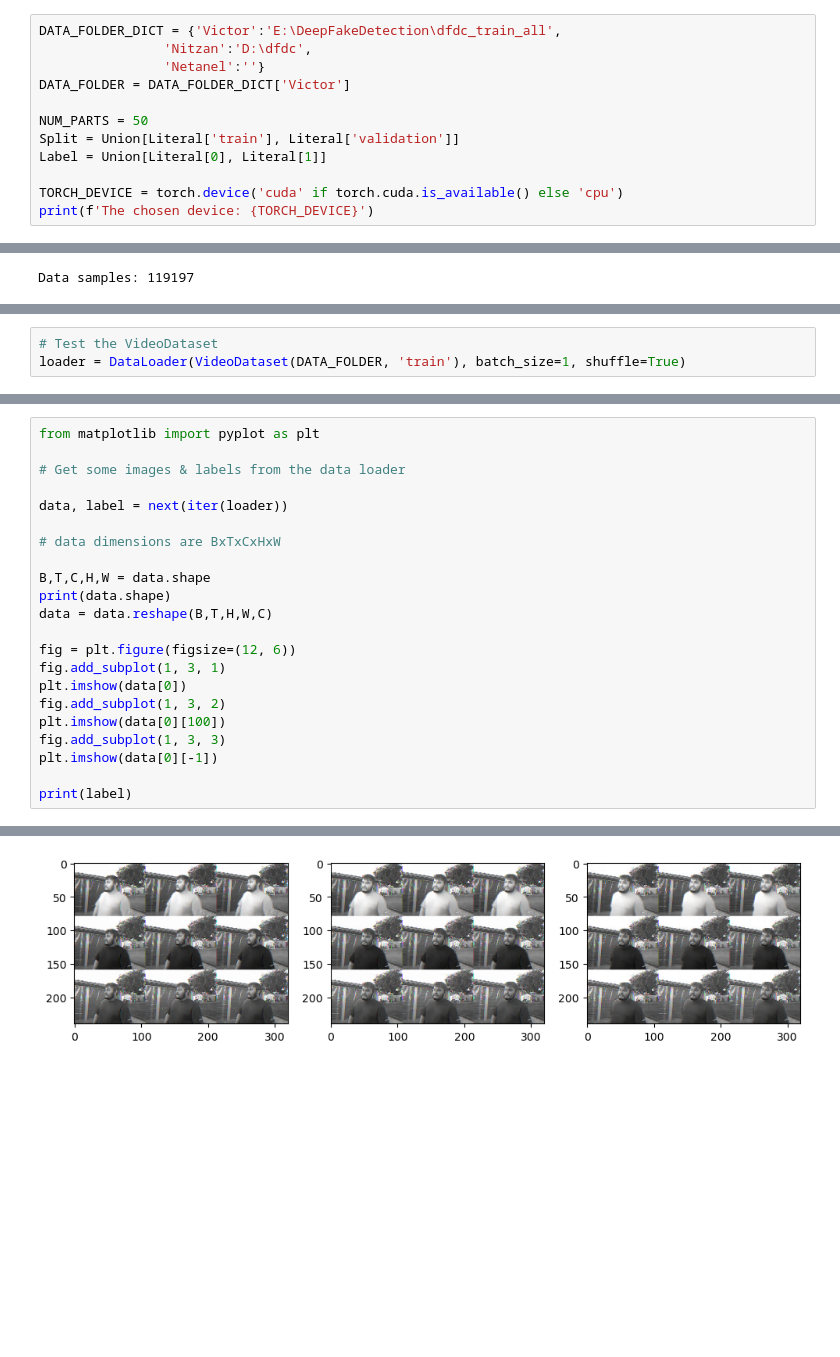
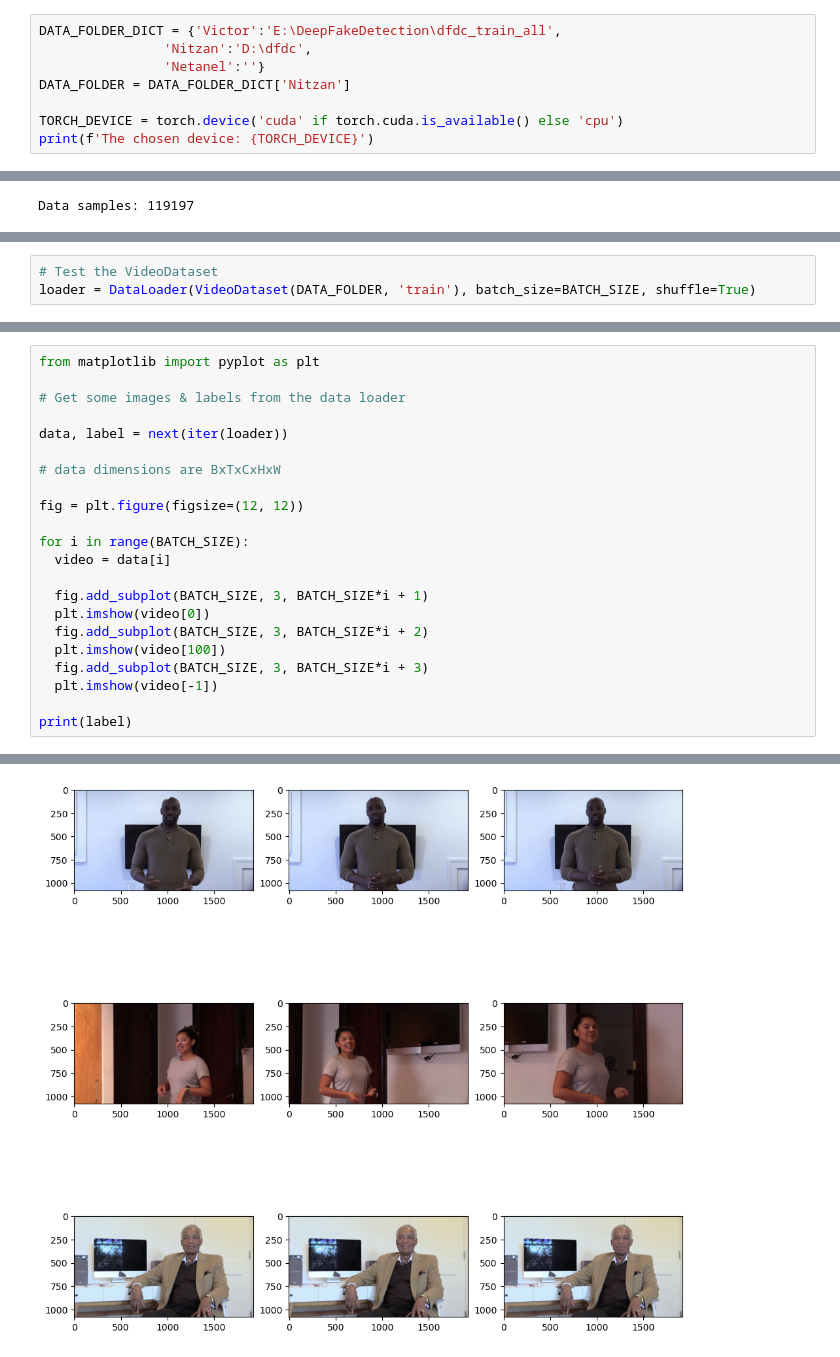
Before and after one commit to VictorMel/DeepFakeDetection, a Jupyter notebook: merged1.ipynb, the cells around one changed output, grey strips where cells are left out. Drawn from its saved outputs; the diff is of its cells as text; blank space fills up the shorter version.

Commit message:
Fix data_loading bugs & extract VideoDataset

```diff
--- a/merged1.ipynb
+++ b/merged1.ipynb
@@ -27,11 +19,7 @@ import matplotlib.pyplot as plt
 DATA_FOLDER_DICT = {'Victor':'E:\DeepFakeDetection\dfdc_train_all',
                 'Nitzan':'D:\dfdc',
                 'Netanel':''}
-DATA_FOLDER = DATA_FOLDER_DICT['Victor']
-
-NUM_PARTS = 50
-Split = Union[Literal['train'], Literal['validation']]
-Label = Union[Literal[0], Literal[1]]
+DATA_FOLDER = DATA_FOLDER_DICT['Nitzan']
 
 TORCH_DEVICE = torch.device('cuda' if torch.cuda.is_available() else 'cpu')
 print(f'The chosen device: {TORCH_DEVICE}')
@@ -151,3 +75,3 @@ class VideoDataset(Dataset):
 # %%
 # Test the VideoDataset
-loader = DataLoader(VideoDataset(DATA_FOLDER, 'train'), batch_size=1, shuffle=True)
+loader = DataLoader(VideoDataset(DATA_FOLDER, 'train'), batch_size=BATCH_SIZE, shuffle=True)
@@ -162,17 +84,17 @@ data, label = next(iter(loader))
 
 # data dimensions are BxTxCxHxW
 
-B,T,C,H,W = data.shape
-print(data.shape)
-data = data.reshape(B,T,H,W,C)
+fig = plt.figure(figsize=(12, 12))
 
-fig = plt.figure(figsize=(12, 6))
-fig.add_subplot(1, 3, 1)
-plt.imshow(data[0])
-fig.add_subplot(1, 3, 2)
-plt.imshow(data[0][100])
-fig.add_subplot(1, 3, 3)
-plt.imshow(data[0][-1])
+for i in range(BATCH_SIZE):
+  video = data[i]
+
+  fig.add_subplot(BATCH_SIZE, 3, BATCH_SIZE*i + 1)
+  plt.imshow(video[0])
+  fig.add_subplot(BATCH_SIZE, 3, BATCH_SIZE*i + 2)
+  plt.imshow(video[100])
+  fig.add_subplot(BATCH_SIZE, 3, BATCH_SIZE*i + 3)
+  plt.imshow(video[-1])
 
 print(label)
 # %% [output]
@@ -181 +102 @@ tensor([1])
-[figure, old version]
+[figure, new version]
```
Also changed, not shown: parts of 6 cells of this notebook, 4 other files.
